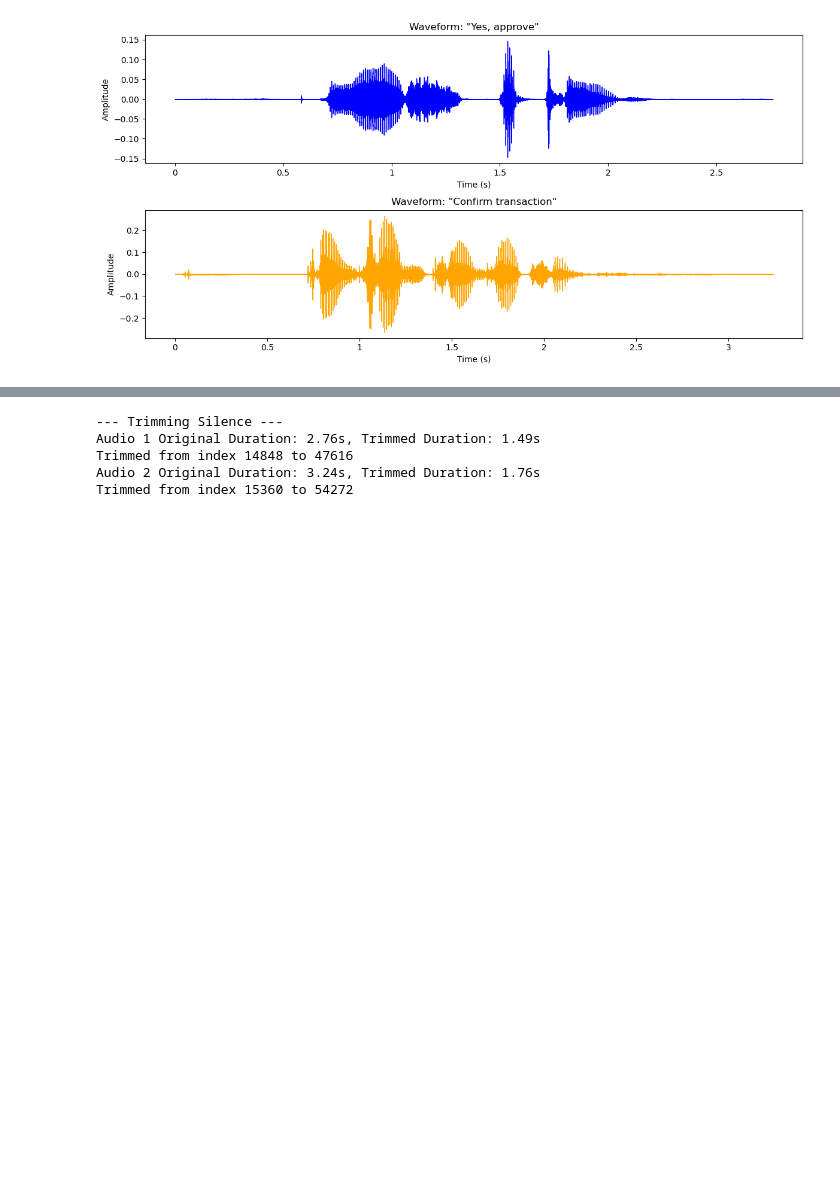
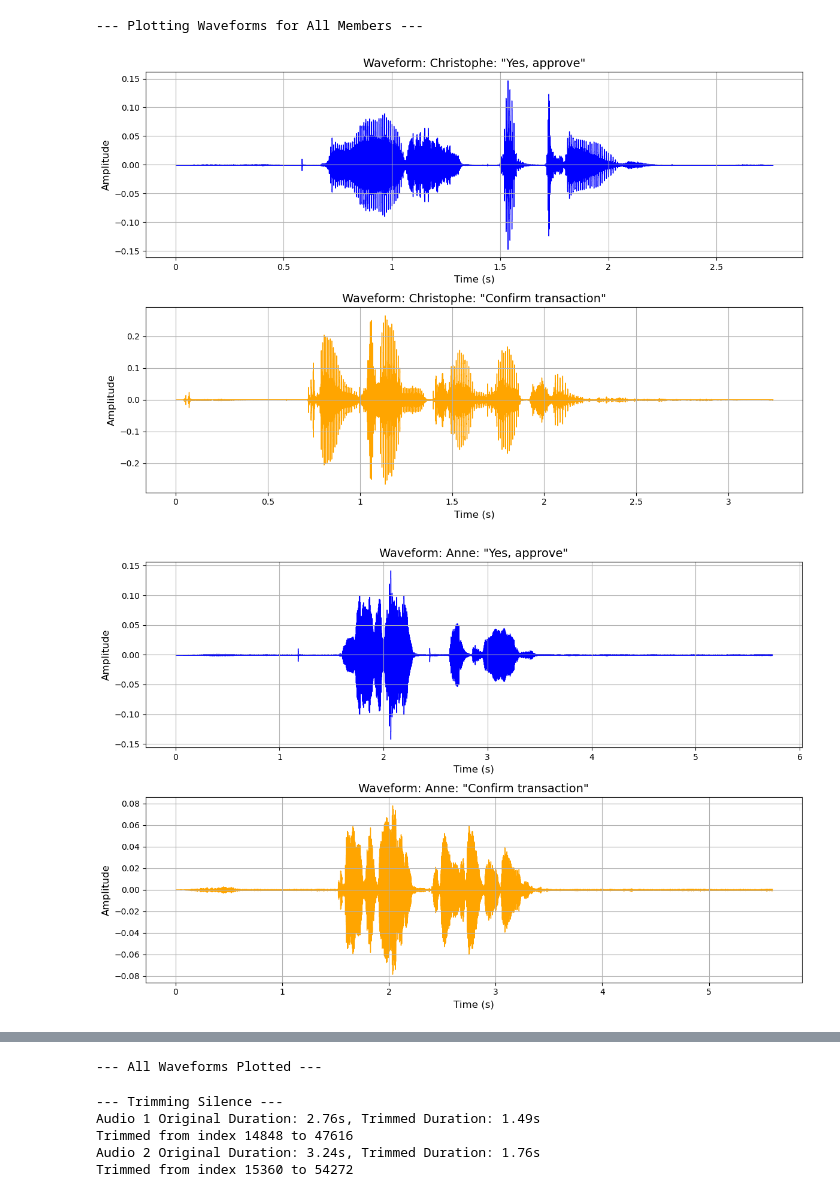
Before and after one commit to excelasaph/Data-Preprocessing-Group-11, a Jupyter notebook: Notebooks/Audio_Processing_Features.ipynb, the cells around one changed output, grey strips where cells are left out. Saved outputs shown, nothing was run; the diff lists cells and outputs as text; code cells hidden in the pictures; blank space fills up the shorter version.

Commit message:
only added visuals of all audios

```diff
--- a/Notebooks/Audio_Processing_Features.ipynb
+++ b/Notebooks/Audio_Processing_Features.ipynb
@@ -6,7 +6,21 @@ import matplotlib.pyplot as plt
 import numpy as np
 import os
 # %%
-# Define paths
+# Define paths for sample audio files for all four members (two phrases each)
+
+# Christophe's Audio Files (audio_file_1 and audio_file_2)
 audio_file_1 = '../Data/audios/Christophe_yes_approve.wav'
 audio_file_2 = '../Data/audios/Christophe_confirm_transaction.wav'
+
+# Anne's Audio Files
+audio_file_3 = '../Data/audios/Anne_yes_approve.wav'
+audio_file_4 = '../Data/audios/Anne_confirm_transaction.wav'
+
+# Excel's Audio Files
+audio_file_5 = '../Data/audios/Excel_yes_approve.wav'
+audio_file_6 = '../Data/audios/Excel_confirm_transaction.wav'
+
+# Kanisa's Audio Files
+audio_file_7 = '../Data/audios/kanisa_yes_approve.wav'
+audio_file_8 = '../Data/audios/kanisa_confirm_transaction.wav'
 # %%
@@ -23,22 +74,51 @@ Audio 2: Sample rate (sr): 22050 Hz, Duration: 3.24 seconds
 # %%
-# Cell 4: Waveform Plotting (Corrected)
-plt.figure(figsize=(12, 6))
 
-plt.subplot(2, 1, 1) # 2 rows, 1 column, 1st plot
-# Add a 'color' argument to waveshow
-librosa.display.waveshow(y1, sr=sr1, color='blue') # Added color
-plt.title('Waveform: "Yes, approve"')
-plt.xlabel('Time (s)')
-plt.ylabel('Amplitude')
 
-plt.subplot(2, 1, 2) # 2 rows, 1 column, 2nd plot
-# Keep the existing color here, or change if you want
-librosa.display.waveshow(y2, sr=sr2, color='orange')
-plt.title('Waveform: "Confirm transaction"')
-plt.xlabel('Time (s)')
-plt.ylabel('Amplitude')
+print("--- Plotting Waveforms for All Members ---")
 
-plt.tight_layout() # Adjusts subplot parameters for a tight layout.
-plt.show()
+
+member_audio_pairs = [
+    # Christophe's pair
+    {'y_yes': y1, 'sr_yes': sr1, 'title_yes': 'Christophe: "Yes, approve"', 'y_confirm': y2, 'sr_confirm': sr2, 'title_confirm': 'Christophe: "Confirm transaction"'},
+    # Anne's pair
+    {'y_yes': y3, 'sr_yes': sr3, 'title_yes': 'Anne: "Yes, approve"', 'y_confirm': y4, 'sr_confirm': sr4, 'title_confirm': 'Anne: "Confirm transaction"'},
+    # Excel's pair
+    {'y_yes': y5, 'sr_yes': sr5, 'title_yes': 'Excel: "Yes, approve"', 'y_confirm': y6, 'sr_confirm': sr6, 'title_confirm': 'Excel: "Confirm transaction"'},
+    # Kanisa's pair
+    {'y_yes': y7, 'sr_yes': sr7, 'title_yes': 'Kanisa: "Yes, approve"', 'y_confirm': y8, 'sr_confirm': sr8, 'title_confirm': 'Kanisa: "Confirm transaction"'}
+]
+
+for audio_pair in member_audio_pairs:
+    # Create a new figure for each member's pair of waveforms
+    plt.figure(figsize=(12, 8)) # Adjusted figsize for better viewing of two subplots
+
+    # Plot for the "Yes, approve" phrase
+    plt.subplot(2, 1, 1) # 2 rows, 1 column, 1st plot
+    if len(audio_pair['y_yes']) > 0: # Check if audio data is not empty (in case of loading errors)
+        librosa.display.waveshow(y=audio_pair['y_yes'], sr=audio_pair['sr_yes'], color='blue')
+        plt.title(f'Waveform: {audio_pair["title_yes"]}', fontsize=14)
+        plt.xlabel('Time (s)', fontsize=12)
+        plt.ylabel('Amplitude', fontsize=12)
+        plt.grid(True)
+    else:
+        plt.title(f'Waveform: {audio_pair["title_yes"]} (Data Not Loaded)')
+
+    # Plot for the "Confirm transaction" phrase
+    plt.subplot(2, 1, 2) # 2 rows, 1 column, 2nd plot
+    if len(audio_pair['y_confirm']) > 0: # Check if audio data is not empty
+        librosa.display.waveshow(y=audio_pair['y_confirm'], sr=audio_pair['sr_confirm'], color='orange')
+        plt.title(f'Waveform: {audio_pair["title_confirm"]}', fontsize=14)
+        plt.xlabel('Time (s)', fontsize=12)
+        plt.ylabel('Amplitude', fontsize=12)
+        plt.grid(True)
+    else:
+        plt.title(f'Waveform: {audio_pair["title_confirm"]} (Data Not Loaded)')
+
+    plt.tight_layout() # Adjusts subplot parameters for a tight layout.
+    plt.show()
+
+print("\n--- All Waveforms Plotted ---")
 # %% [output]
+--- Plotting Waveforms for All Members ---
-[figure, old version]
+[figure, new version]
+[figure, added]
@@ -45,3 +127,4 @@ plt.show()
+--- All Waveforms Plotted ---
 # %%
 # Cell 5: Trim Silence and Plot Trimmed Waveforms
 
```
Also changed, not shown: parts of 2 cells of this notebook.
